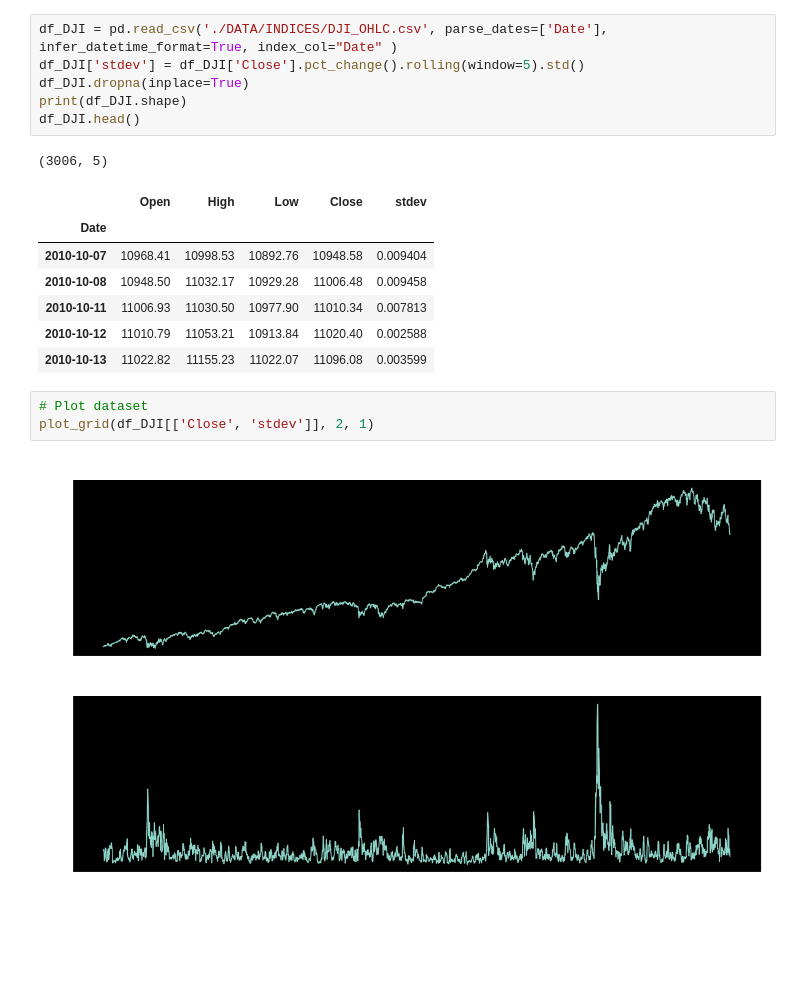
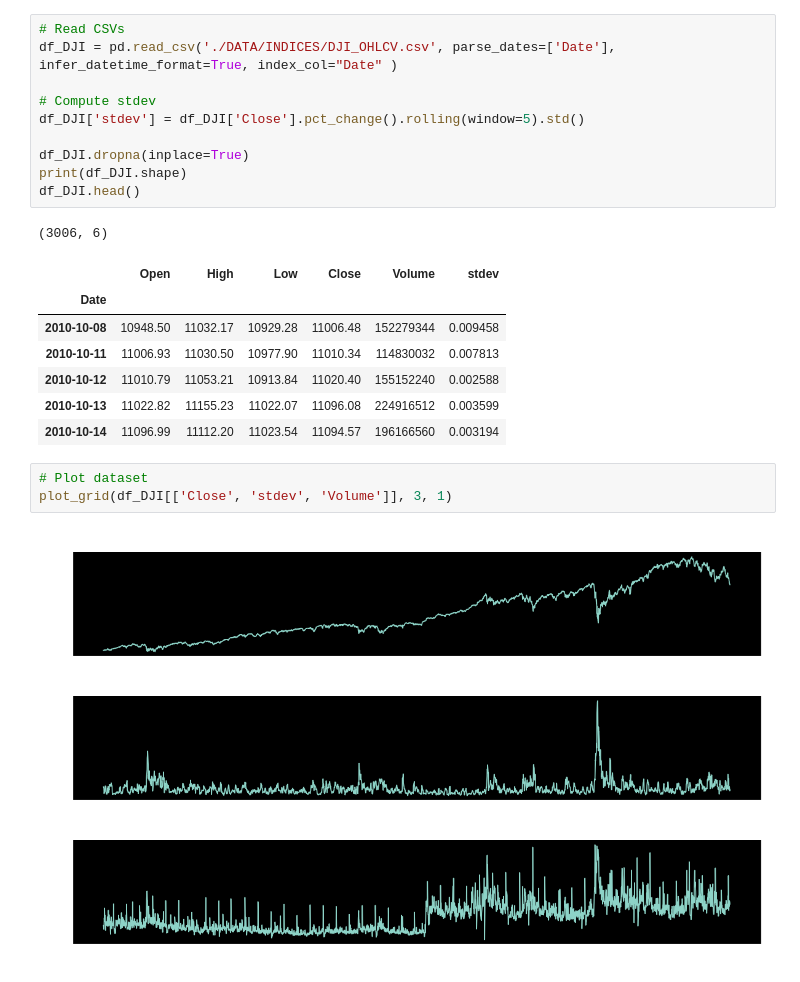
Before and after one commit to lrb924/Predicted_Volatility, a Jupyter notebook: alec_varmax.ipynb, the cells around one changed output. Saved outputs shown, nothing was run; the diff lists cells and outputs as text; blank space fills up the shorter version.

Commit message:
Included volume data in VARMAX

```diff
--- a/alec_varmax.ipynb
+++ b/alec_varmax.ipynb
@@ -34,24 +32,28 @@ def plot_grid(df, nrows, ncols):
 
     plt.tight_layout();
 # %%
-df_DJI = pd.read_csv('./DATA/INDICES/DJI_OHLC.csv', parse_dates=['Date'], infer_datetime_format=True, index_col="Date" )
+# Read CSVs
+df_DJI = pd.read_csv('./DATA/INDICES/DJI_OHLCV.csv', parse_dates=['Date'], infer_datetime_format=True, index_col="Date" )
+
+# Compute stdev
 df_DJI['stdev'] = df_DJI['Close'].pct_change().rolling(window=5).std()
+
 df_DJI.dropna(inplace=True)
 print(df_DJI.shape)
 df_DJI.head()
 # %% [output]
-(3006, 5)
+(3006, 6)
-|  | Open | High | Low | Close | stdev |
-| Date |  |  |  |  |  |
-| 2010-10-07 | 10968.41 | 10998.53 | 10892.76 | 10948.58 | 0.009404 |
-| 2010-10-08 | 10948.50 | 11032.17 | 10929.28 | 11006.48 | 0.009458 |
-| 2010-10-11 | 11006.93 | 11030.50 | 10977.90 | 11010.34 | 0.007813 |
-| 2010-10-12 | 11010.79 | 11053.21 | 10913.84 | 11020.40 | 0.002588 |
-| 2010-10-13 | 11022.82 | 11155.23 | 11022.07 | 11096.08 | 0.003599 |
+|  | Open | High | Low | Close | Volume | stdev |
+| Date |  |  |  |  |  |  |
+| 2010-10-08 | 10948.50 | 11032.17 | 10929.28 | 11006.48 | 152279344 | 0.009458 |
+| 2010-10-11 | 11006.93 | 11030.50 | 10977.90 | 11010.34 | 114830032 | 0.007813 |
+| 2010-10-12 | 11010.79 | 11053.21 | 10913.84 | 11020.40 | 155152240 | 0.002588 |
+| 2010-10-13 | 11022.82 | 11155.23 | 11022.07 | 11096.08 | 224916512 | 0.003599 |
+| 2010-10-14 | 11096.99 | 11112.20 | 11023.54 | 11094.57 | 196166560 | 0.003194 |
 # %%
 # Plot dataset
-plot_grid(df_DJI[['Close', 'stdev']], 2, 1)
+plot_grid(df_DJI[['Close', 'stdev', 'Volume']], 3, 1)
 # %% [output]
-[figure, old version]
+[figure, new version]
 # %%
 # Check stationarity
```
Also changed, not shown: parts of 10 cells of this notebook, 1 other file.
